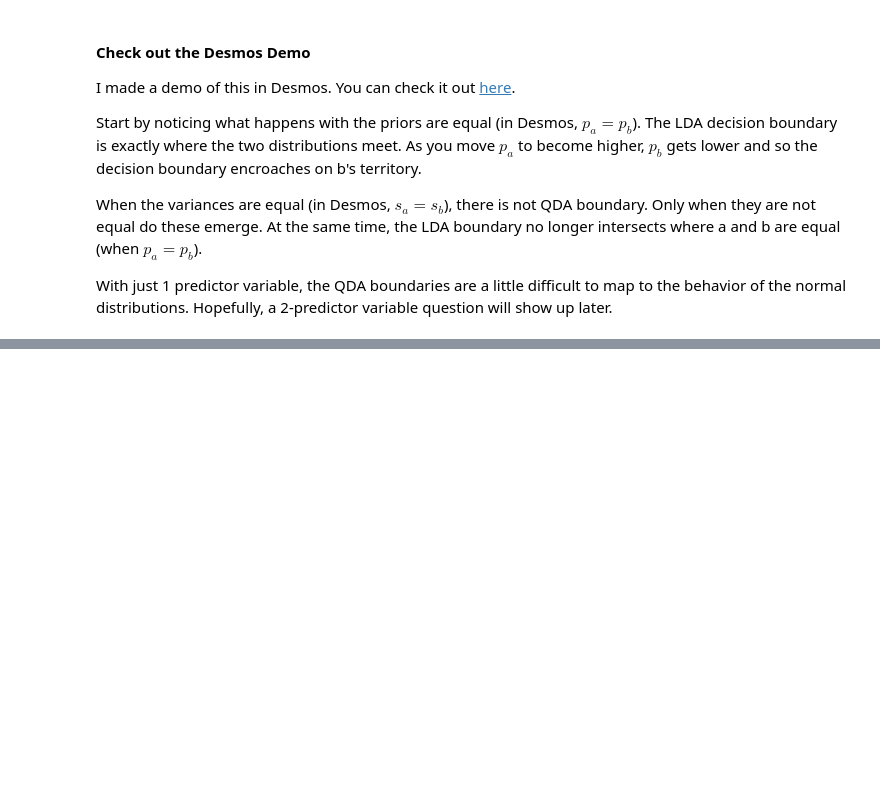
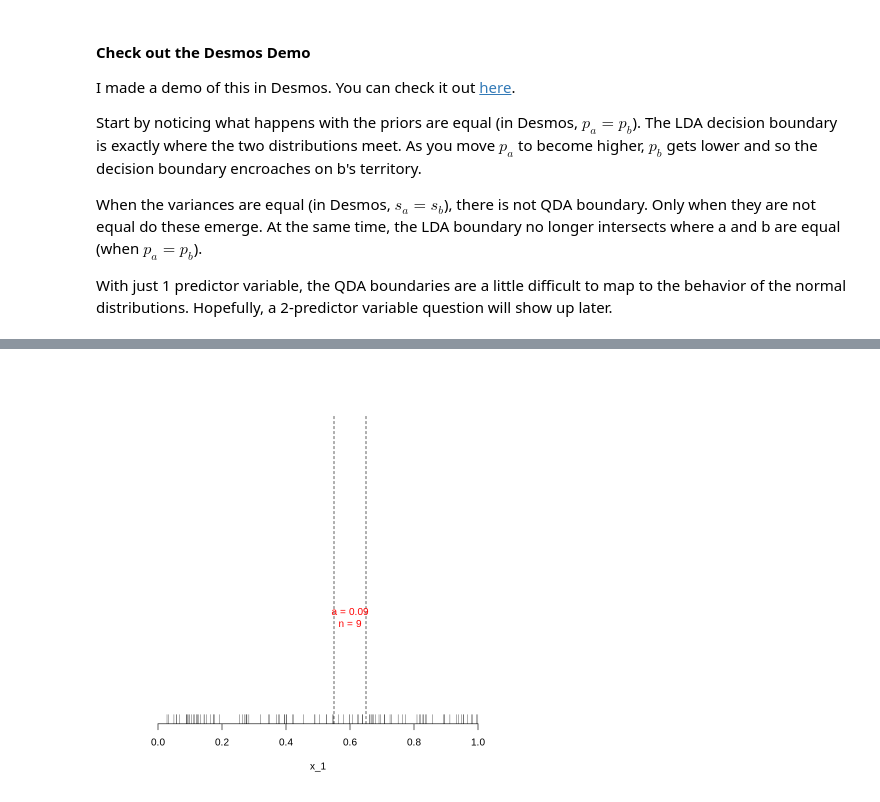
Before and after one commit to nicklausmillican/ISLR_R, a Jupyter notebook: ISLR_R_Ch4.ipynb, the cells around one changed output, grey strips where cells are left out. Saved outputs shown, nothing was run; the diff lists cells and outputs as text; code cells hidden in the pictures; blank space fills up the shorter version.

```diff
--- a/ISLR_R_Ch4.ipynb
+++ b/ISLR_R_Ch4.ipynb
@@ -200,0 +293,16 @@ With just 1 predictor variable, the QDA boundaries are a little difficult to map
+# %%
+n <- 100
+r <- 0.1
+x <- runif(n=n, min=0, max=1)
+a_1.est <- sum(x > 0.55 & x < 0.65)/n
+na_1.est <- a_1.est*n
+
+plot(x, type="n", bty="n", xlim=c(0,1), yaxt="n", ylab="", xlab="x_1")
+rug(x)
+#abline(v=0.6)
+abline(v=0.55, lty=2)
+abline(v=0.65, lty=2)
+text(paste("a =", a_1.est), x=0.6, y=0.37, col="red")
+text(paste("n =", na_1.est), x=0.6, y=0.33, col="red")
+# %% [output]
+[figure, added]
```
Also changed, not shown: parts of 17 cells of this notebook.
